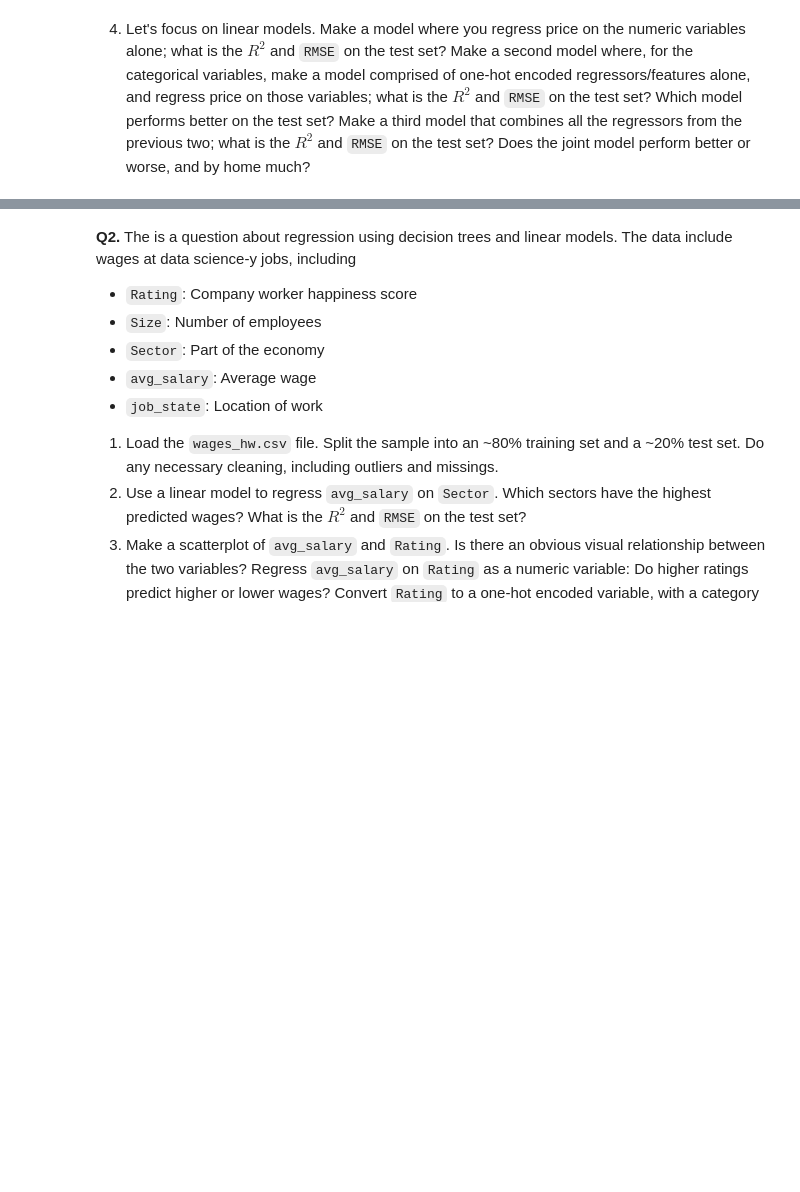
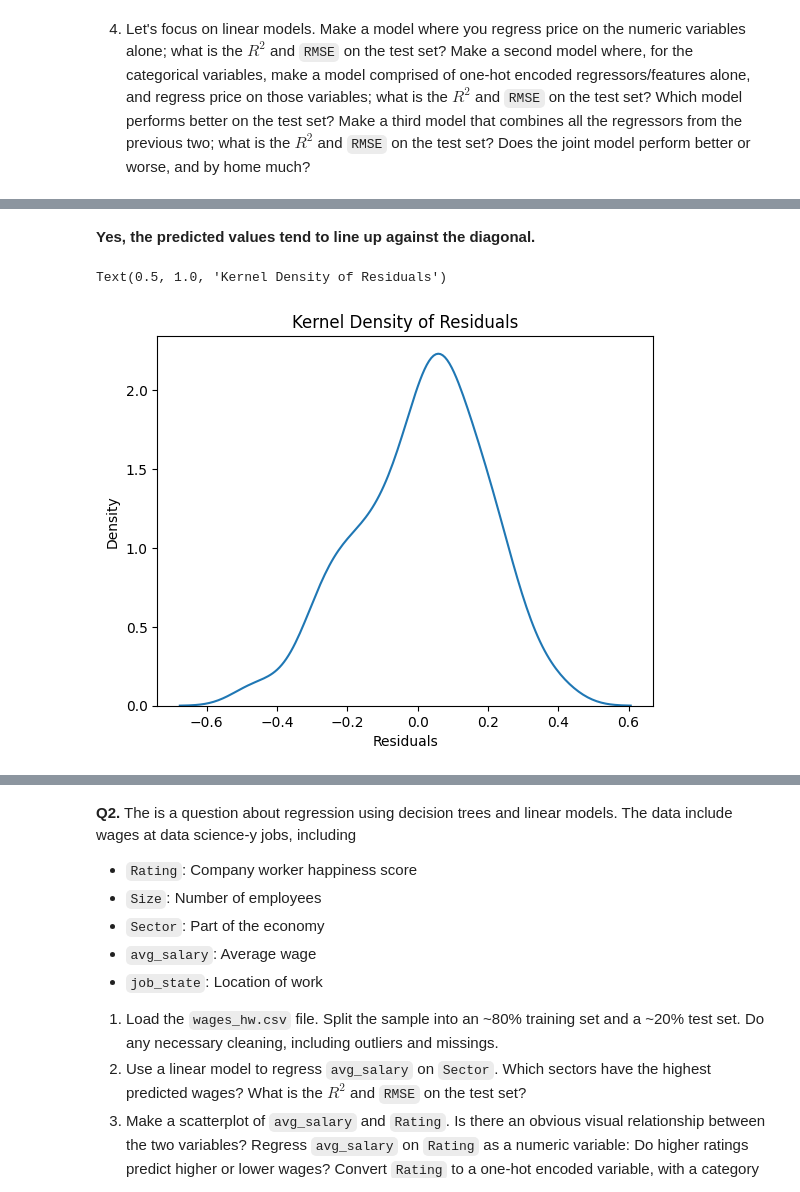
Before and after one commit to amanzanares410/assignment4, a Jupyter notebook: assignment4.ipynb, the cells around one changed output, grey strips where cells are left out. Cells and saved outputs as stored; diff of their text form; code cells hidden in the pictures; blank space fills up the shorter version.

```diff
--- a/assignment4.ipynb
+++ b/assignment4.ipynb
@@ -143,0 +250,14 @@ X_train, X_test, y_train, y_test = train_test_split(X, y, test_size=.2,random_st
+# %% [markdown]
+**Yes, the predicted values tend to line up against the diagonal.**
+# %%
+import seaborn as sns
+
+residuals = y_test - y_hat_joint
+plt.figure()
+sns.kdeplot(residuals)
+plt.xlabel('Residuals')
+plt.ylabel('Density')
+plt.title('Kernel Density of Residuals')
+# %% [output]
+Text(0.5, 1.0, 'Kernel Density of Residuals')
+[figure, added]
```
Also changed, not shown: parts of 21 cells of this notebook.
